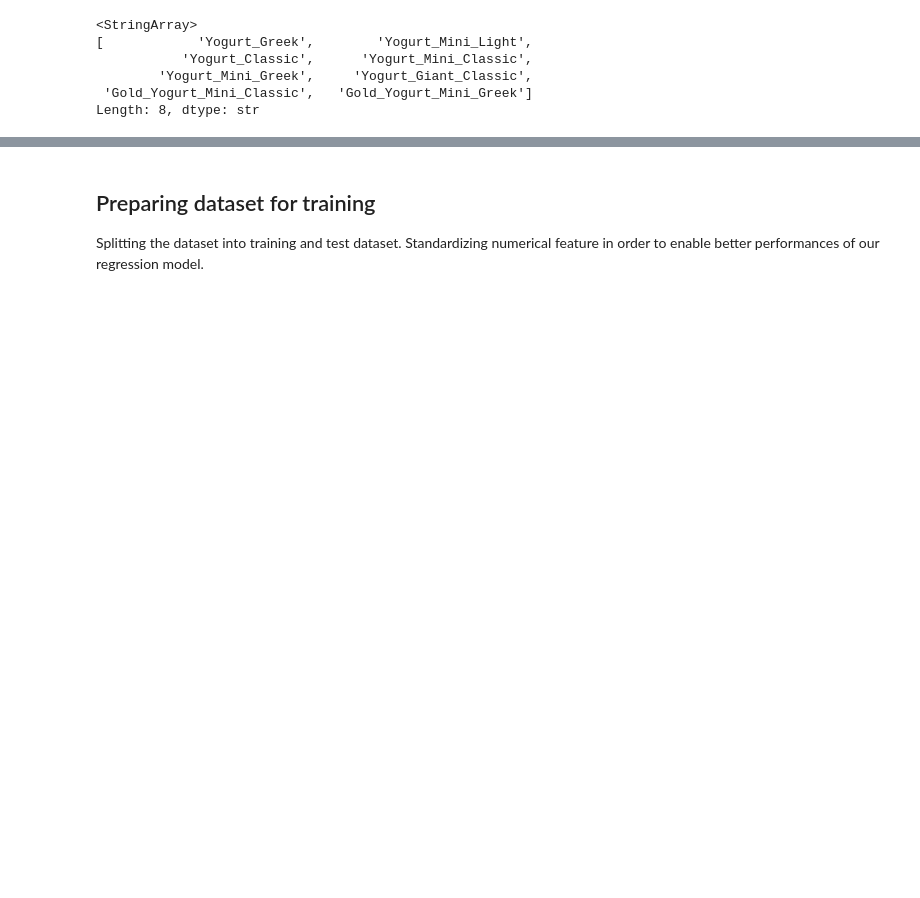
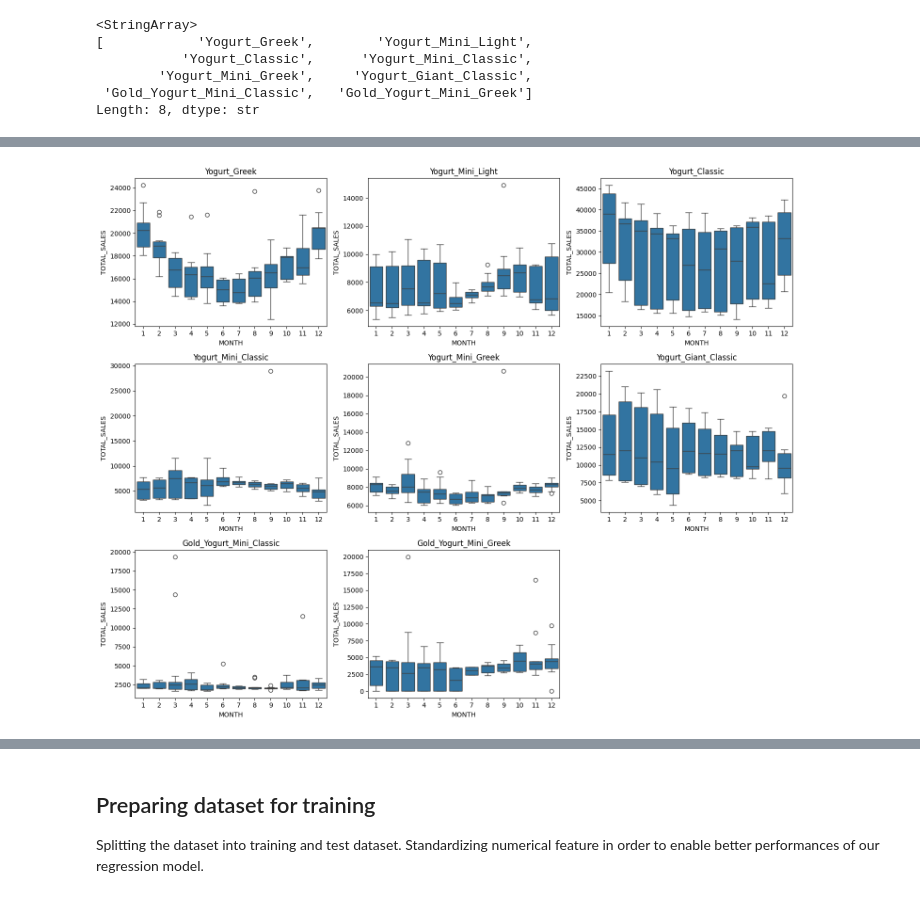
Before and after one commit to fedefraschio/xtel-hackathon, a Jupyter notebook: notebooks/00_exploration.ipynb, the cells around one changed output, grey strips where cells are left out. Saved outputs shown, nothing was run; the diff lists cells and outputs as text; code cells hidden in the pictures; blank space fills up the shorter version.

```diff
--- a/notebooks/00_exploration.ipynb
+++ b/notebooks/00_exploration.ipynb
@@ -123,0 +222,30 @@ df.head()
+# %%
+# boxplot of TOTAL_SALES by MONTH for each PRODUCT_DESC
+products = df['PRODUCT_DESC'].unique()
+n_products = len(products)
+
+n_cols = 3
+n_rows = math.ceil(n_products / n_cols)
+
+fig, axes = plt.subplots(n_rows, n_cols, figsize=(5*n_cols, 4*n_rows))
+axes = axes.flatten()
+
+for ax, product in zip(axes, products):
+    sns.boxplot(
+        x='MONTH',
+        y='TOTAL_SALES',
+        data=df[df['PRODUCT_DESC'] == product],
+        ax=ax
+    )
+    ax.set_title(f'{product}')
+    ax.set_xlabel('MONTH')
+    ax.set_ylabel('TOTAL_SALES')
+
+# to delete empty subplots if the number of products is not a multiple of n_cols
+for i in range(len(products), len(axes)):
+    fig.delaxes(axes[i])
+
+plt.tight_layout()
+plt.show()
+# %% [output]
+[figure, added]
```
Also changed, not shown: parts of 25 cells of this notebook, 2 other files.
